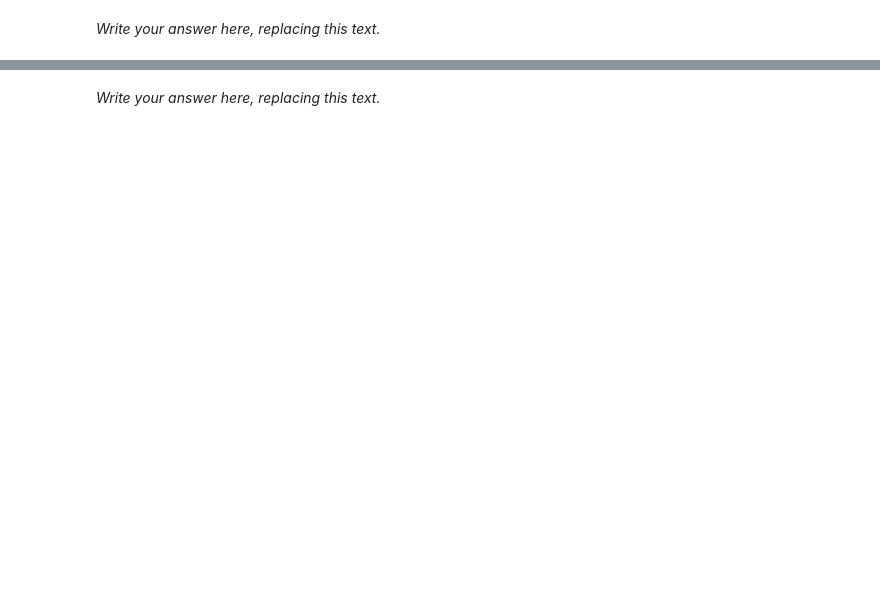
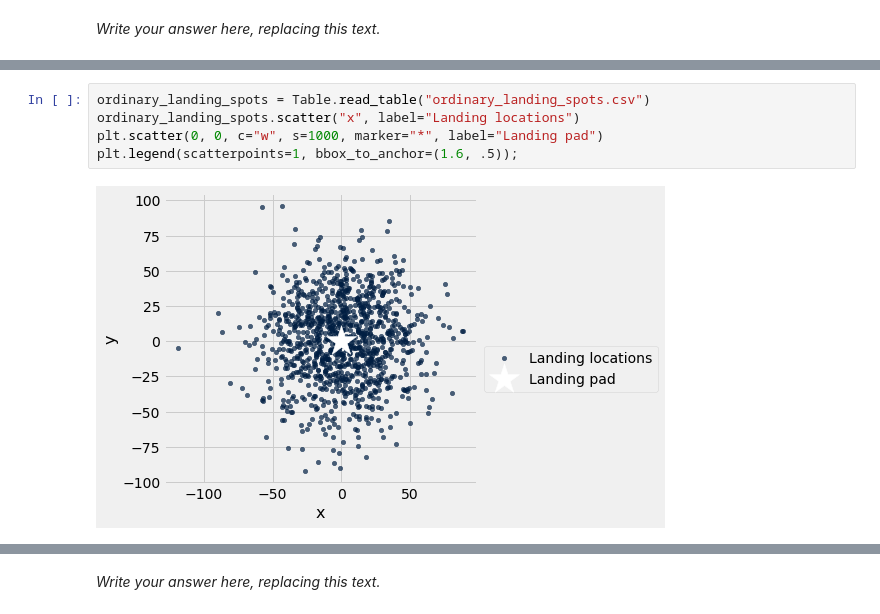
Before and after one commit to umass-data-science/materials-sp20, a Jupyter notebook: hw/hw06/hw06.ipynb, the cells around one changed output, grey strips where cells are left out. Saved outputs shown, nothing was run; the diff lists cells and outputs as text; blank space fills up the shorter version.

```diff
--- a/hw/hw06/hw06.ipynb
+++ b/hw/hw06/hw06.ipynb
@@ -475,0 +281,7 @@ Test summary
+# %%
+ordinary_landing_spots = Table.read_table("ordinary_landing_spots.csv")
+ordinary_landing_spots.scatter("x", label="Landing locations")
+plt.scatter(0, 0, c="w", s=1000, marker="*", label="Landing pad")
+plt.legend(scatterpoints=1, bbox_to_anchor=(1.6, .5));
+# %% [output]
+[figure, added]
```
Also changed, not shown: parts of 154 cells of this notebook, 25 other files.
